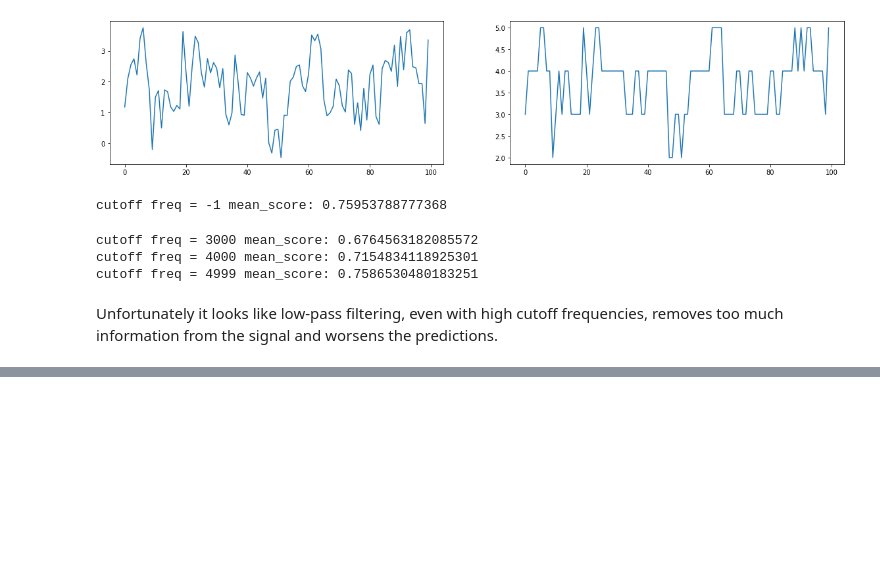
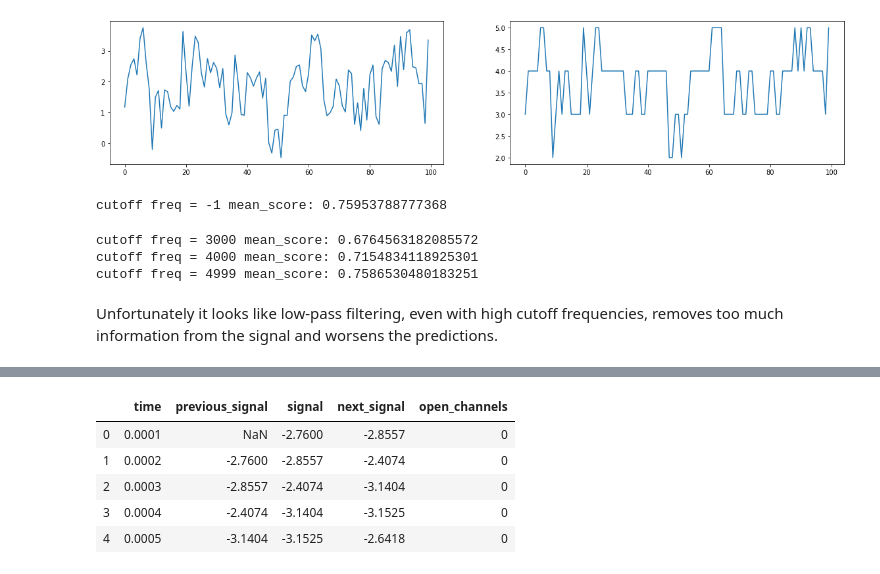
Before and after one commit to Quarint/liverpool-ion-switching, a Jupyter notebook: scripts/KNN Classifier.ipynb, the cells around one changed output, grey strips where cells are left out. Cells and saved outputs as stored; diff of their text form; code cells hidden in the pictures; blank space fills up the shorter version.

```diff
--- a/scripts/KNN Classifier.ipynb
+++ b/scripts/KNN Classifier.ipynb
@@ -132,0 +151,9 @@ Unfortunately it looks like low-pass filtering, even with high cutoff frequencie
+# %%
+all_data.head()
+# %% [output]
+|  | time | previous_signal | signal | next_signal | open_channels |
+| 0 | 0.0001 | NaN | -2.7600 | -2.8557 | 0 |
+| 1 | 0.0002 | -2.7600 | -2.8557 | -2.4074 | 0 |
+| 2 | 0.0003 | -2.8557 | -2.4074 | -3.1404 | 0 |
+| 3 | 0.0004 | -2.4074 | -3.1404 | -3.1525 | 0 |
+| 4 | 0.0005 | -3.1404 | -3.1525 | -2.6418 | 0 |
```
Also changed, not shown: parts of 30 cells of this notebook, 2 other files.
